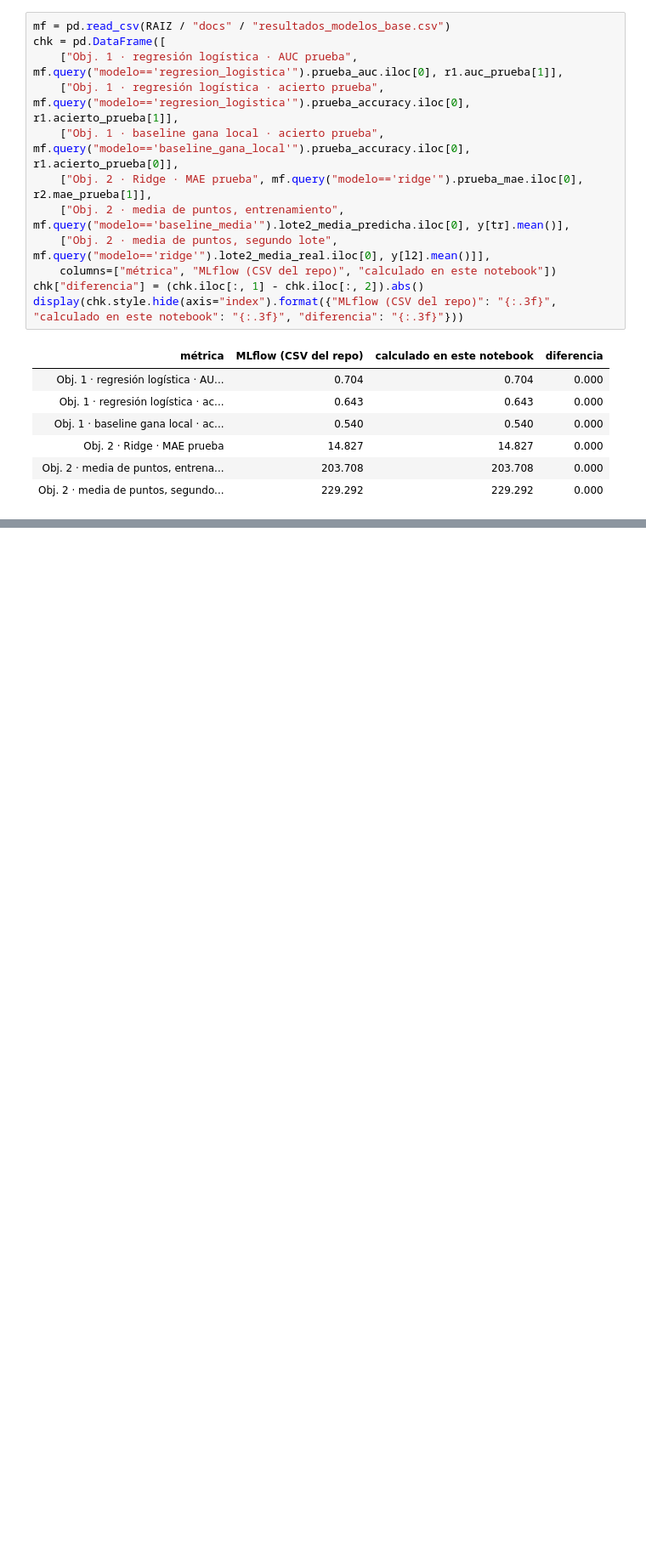
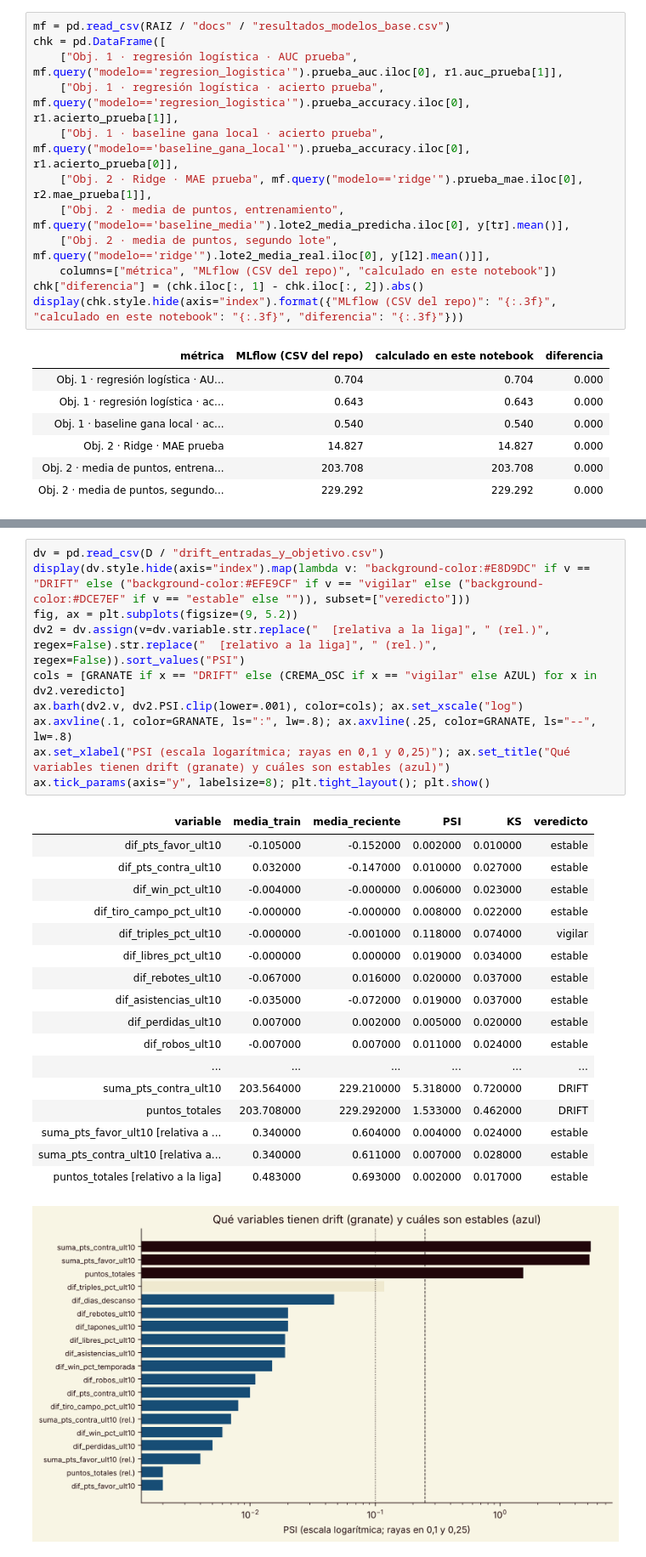
Before and after one commit to aimardf/proyecto-nba-bigdata-ia, a Jupyter notebook: notebooks/HoopMind_progreso_entrega2.ipynb, the cells around one changed output, grey strips where cells are left out. Shown at 85% size. Saved outputs shown, nothing was run; the diff lists cells and outputs as text; blank space fills up the shorter version.

```diff
--- a/notebooks/HoopMind_progreso_entrega2.ipynb
+++ b/notebooks/HoopMind_progreso_entrega2.ipynb
@@ -679,0 +709,29 @@ display(chk.style.hide(axis="index").format({"MLflow (CSV del repo)": "{:.3f}",
+# %%
+dv = pd.read_csv(D / "drift_entradas_y_objetivo.csv")
+display(dv.style.hide(axis="index").map(lambda v: "background-color:#E8D9DC" if v == "DRIFT" else ("background-color:#EFE9CF" if v == "vigilar" else ("background-color:#DCE7EF" if v == "estable" else "")), subset=["veredicto"]))
+fig, ax = plt.subplots(figsize=(9, 5.2))
+dv2 = dv.assign(v=dv.variable.str.replace("  [relativa a la liga]", " (rel.)", regex=False).str.replace("  [relativo a la liga]", " (rel.)", regex=False)).sort_values("PSI")
+cols = [GRANATE if x == "DRIFT" else (CREMA_OSC if x == "vigilar" else AZUL) for x in dv2.veredicto]
+ax.barh(dv2.v, dv2.PSI.clip(lower=.001), color=cols); ax.set_xscale("log")
+ax.axvline(.1, color=GRANATE, ls=":", lw=.8); ax.axvline(.25, color=GRANATE, ls="--", lw=.8)
+ax.set_xlabel("PSI (escala logarítmica; rayas en 0,1 y 0,25)"); ax.set_title("Qué variables tienen drift (granate) y cuáles son estables (azul)")
+ax.tick_params(axis="y", labelsize=8); plt.tight_layout(); plt.show()
+# %% [output]
+| variable | media_train | media_reciente | PSI | KS | veredicto |
+| dif_pts_favor_ult10 | -0.105000 | -0.152000 | 0.002000 | 0.010000 | estable |
+| dif_pts_contra_ult10 | 0.032000 | -0.147000 | 0.010000 | 0.027000 | estable |
+| dif_win_pct_ult10 | -0.004000 | -0.000000 | 0.006000 | 0.023000 | estable |
+| dif_tiro_campo_pct_ult10 | -0.000000 | -0.000000 | 0.008000 | 0.022000 | estable |
+| dif_triples_pct_ult10 | -0.000000 | -0.001000 | 0.118000 | 0.074000 | vigilar |
+| dif_libres_pct_ult10 | -0.000000 | 0.000000 | 0.019000 | 0.034000 | estable |
+| dif_rebotes_ult10 | -0.067000 | 0.016000 | 0.020000 | 0.037000 | estable |
+| dif_asistencias_ult10 | -0.035000 | -0.072000 | 0.019000 | 0.037000 | estable |
+| dif_perdidas_ult10 | 0.007000 | 0.002000 | 0.005000 | 0.020000 | estable |
+| dif_robos_ult10 | -0.007000 | 0.007000 | 0.011000 | 0.024000 | estable |
+| ... | ... | ... | ... | ... | ... |
+| suma_pts_contra_ult10 | 203.564000 | 229.210000 | 5.318000 | 0.720000 | DRIFT |
+| puntos_totales | 203.708000 | 229.292000 | 1.533000 | 0.462000 | DRIFT |
+| suma_pts_favor_ult10 [relativa a ... | 0.340000 | 0.604000 | 0.004000 | 0.024000 | estable |
+| suma_pts_contra_ult10 [relativa a... | 0.340000 | 0.611000 | 0.007000 | 0.028000 | estable |
+| puntos_totales [relativo a la liga] | 0.483000 | 0.693000 | 0.002000 | 0.017000 | estable |
+[figure, added]
```
Also changed, not shown: parts of 14 cells of this notebook, 9 other files.
